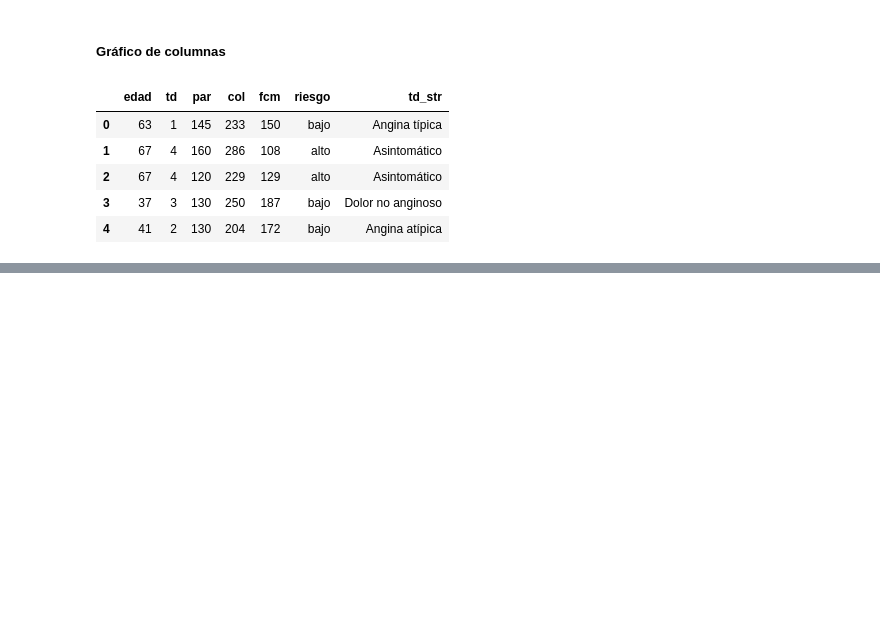
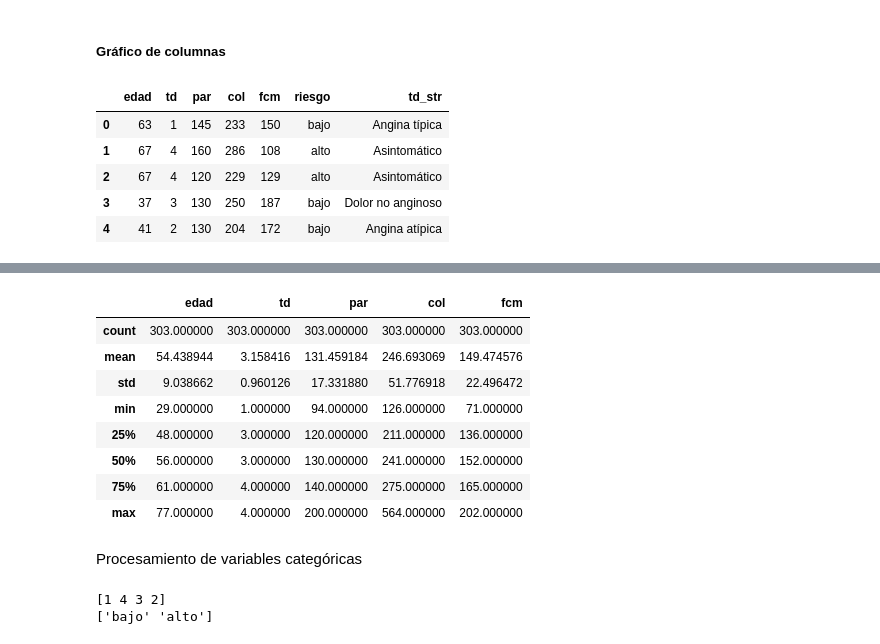
Before and after one commit to FedericoPacheco/tp2-cd, a Jupyter notebook: notebook.ipynb, the cells around one changed output, grey strips where cells are left out. Drawn from its saved outputs; the diff is of its cells as text; code cells hidden in the pictures; blank space fills up the shorter version.

```diff
--- a/notebook.ipynb
+++ b/notebook.ipynb
@@ -100,0 +117,5 @@ Text(0.5, 1.0, 'Riesgo de cardiopatía')
+# %%
+# Nos quedamos con todas las filas con valores positivos
+filtro_pos = df_num > 0
+df_num_pos = df_num[filtro_pos]
+df_num_pos.describe()
@@ -100,0 +132,27 @@ Text(0.5, 1.0, 'Riesgo de cardiopatía')
+# %%
+# Reemplazamos los valores negativos por la media (considerando solo los valores positivos)
+df["edad"] = df["edad"].apply(lambda x: df_num_pos["edad"].mean() if x <= 0 else x)
+df["par"] = df["par"].apply(lambda x: df_num_pos["par"].mean() if x <= 0 else x)
+df["col"] = df["col"].apply(lambda x: df_num_pos["col"].mean() if x <= 0 else x)
+df["fcm"] = df["fcm"].apply(lambda x: df_num_pos["fcm"].mean() if x <= 0 else x)
+
+df.describe()
+# %% [output]
+|  | edad | td | par | col | fcm |
+| count | 303.000000 | 303.000000 | 303.000000 | 303.000000 | 303.000000 |
+| mean | 54.438944 | 3.158416 | 131.459184 | 246.693069 | 149.474576 |
+| std | 9.038662 | 0.960126 | 17.331880 | 51.776918 | 22.496472 |
+| min | 29.000000 | 1.000000 | 94.000000 | 126.000000 | 71.000000 |
+| 25% | 48.000000 | 3.000000 | 120.000000 | 211.000000 | 136.000000 |
+| 50% | 56.000000 | 3.000000 | 130.000000 | 241.000000 | 152.000000 |
+| 75% | 61.000000 | 4.000000 | 140.000000 | 275.000000 | 165.000000 |
+| max | 77.000000 | 4.000000 | 200.000000 | 564.000000 | 202.000000 |
+# %% [markdown]
+Procesamiento de variables categóricas
+# %%
+# Verificar que los valores de las variables categoricas
+print(df["td"].unique())
+print(df["riesgo"].unique())
+# %% [output]
+[1 4 3 2]
+['bajo' 'alto']
```
Also changed, not shown: parts of 15 cells of this notebook.
